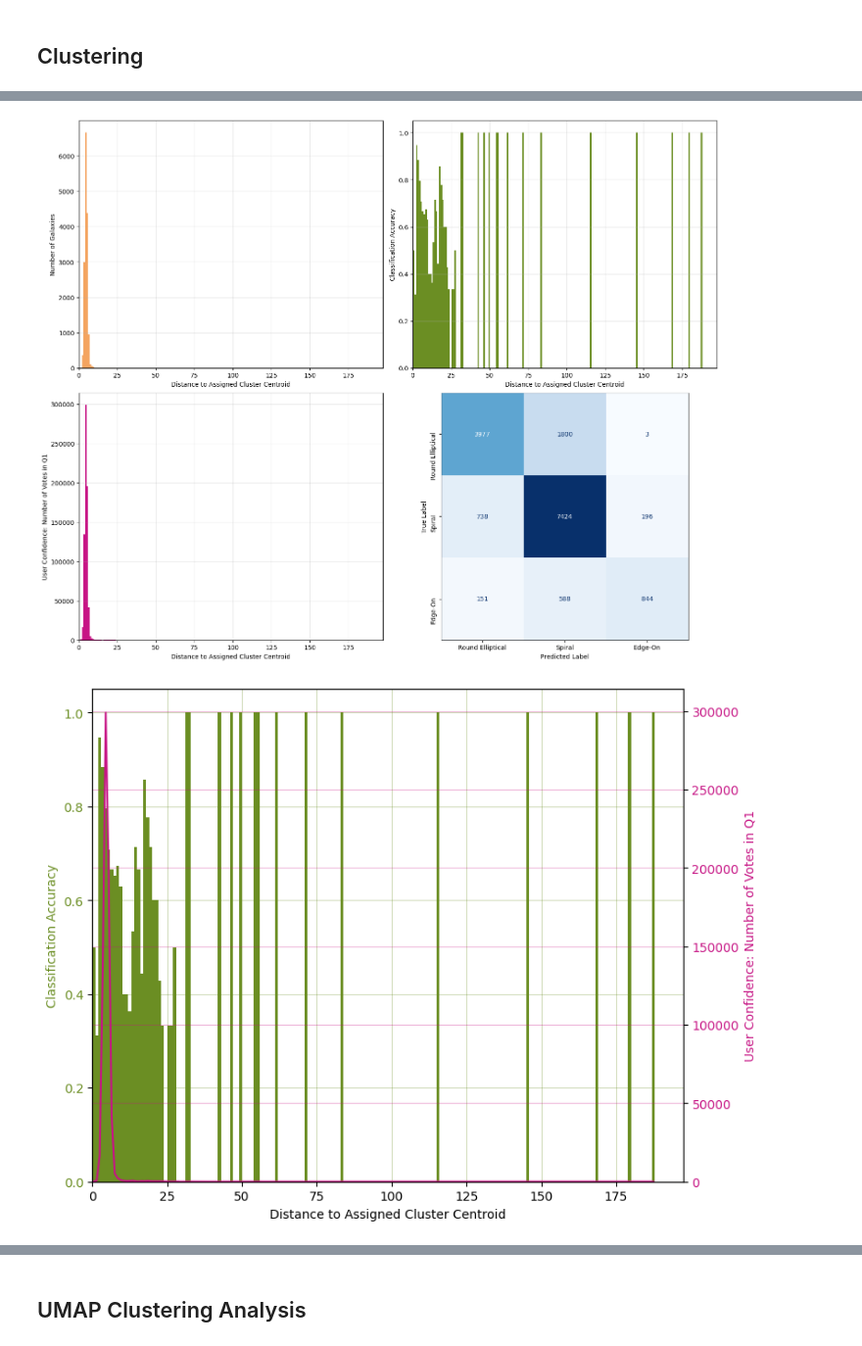
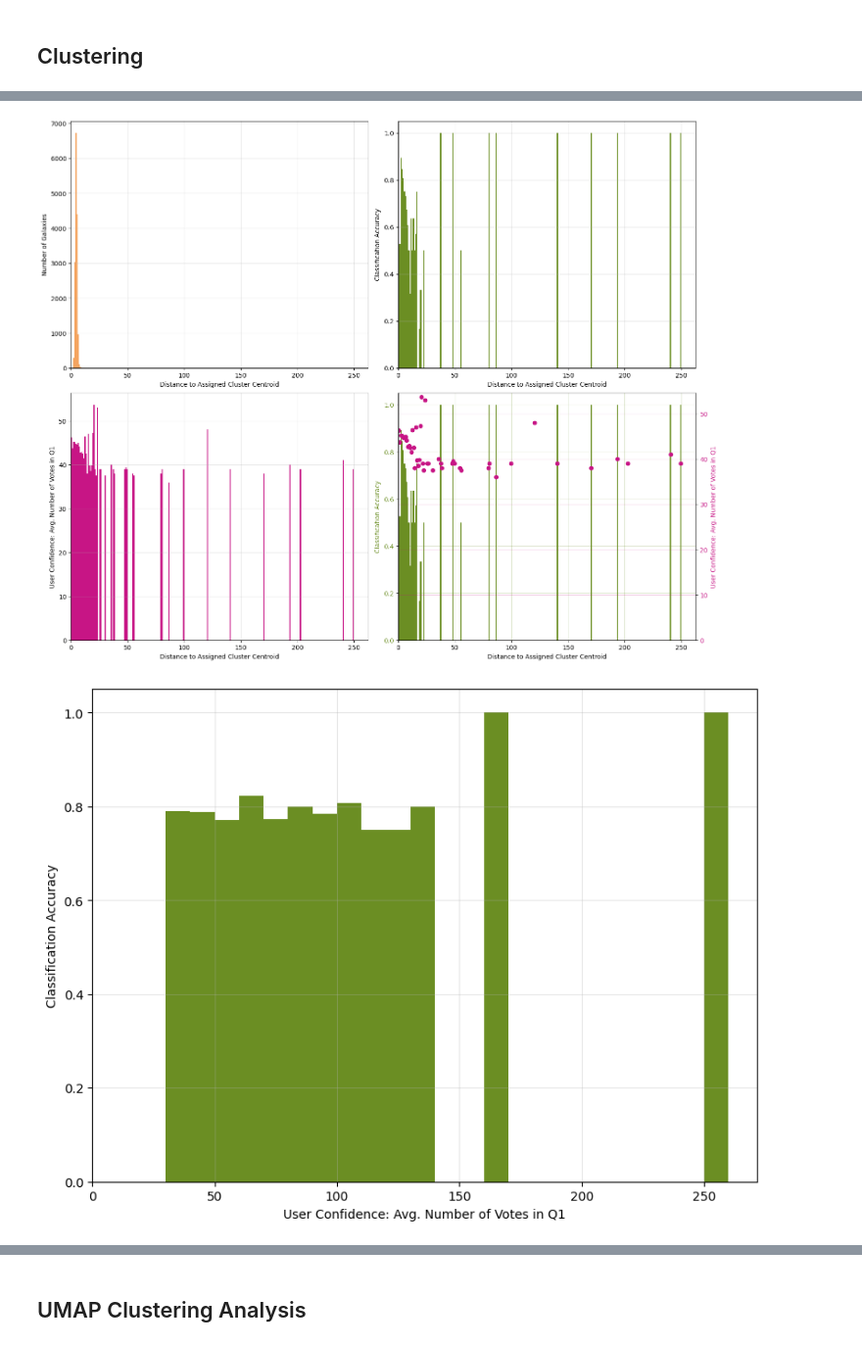
Before and after one commit to Kirstyelli-Work/MSc_Project, a Jupyter notebook: GZD_5_Classification.ipynb, the cells around one changed output, grey strips where cells are left out. Shown at 98% size. Drawn from its saved outputs; the diff is of its cells as text; code cells hidden in the pictures.

Commit message:
Create distance_bin_plots and confidence_bin plots. Added multiple run accuracy fit.

```diff
--- a/GZD_5_Classification.ipynb
+++ b/GZD_5_Classification.ipynb
@@ -132,3 +129,9 @@ Edge-ons:  2962
 # %% [markdown]
 ## Clustering
+# %%
+method = 'MBKM'
+no_of_runs = 20
+
+no_of_clusters_to_test = np.arange(1,41,1)
+#no_of_clusters_to_test = np.array([20])
 # %%
@@ -226,5 +238,6 @@ No. of Clusters
 # %%
-accuracy_plots(test_subset, n_clusters=no_of_clusters, width=1, xlimits=None, ylimits=None, method=method)
+distance_bin_plots(test_subset, n_clusters=no_of_clusters, xlimits=None, ylimits=None, method=method)
+confidence_bin_plots(test_subset, width=10, xlimits=None, ylimits=None, method=method)
 # %% [output]
-[figure, old version]
+[figure, new version]
-[figure, old version]
+[figure, new version]
```
Also changed, not shown: parts of 9 cells of this notebook, 1 other file.
